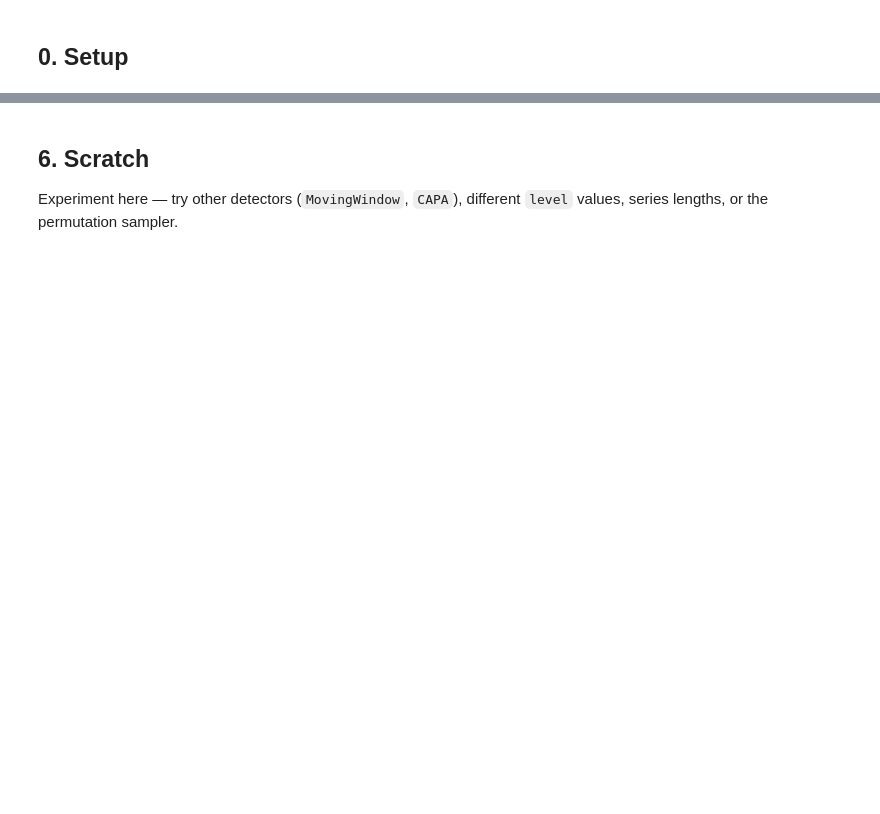
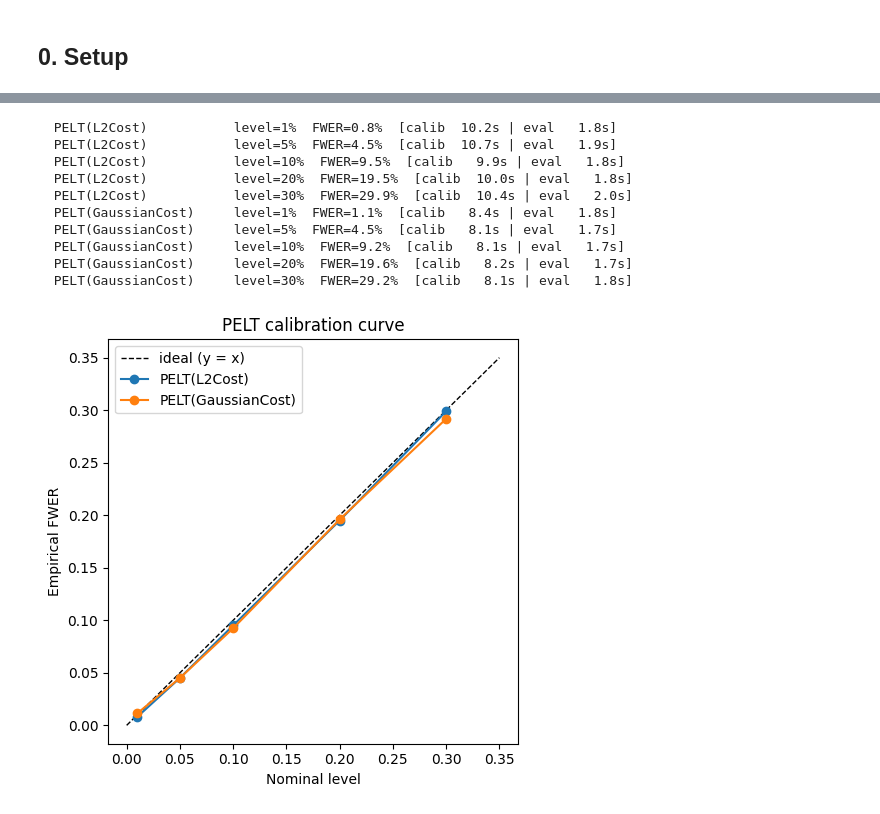
Before and after one commit to NorskRegnesentral/skchange, a Jupyter notebook: interactive/fwer_calibration_demo.ipynb, the cells around one changed output, grey strips where cells are left out. Drawn from its saved outputs; the diff is of its cells as text; code cells hidden in the pictures; blank space fills up the shorter version.

```diff
--- a/interactive/fwer_calibration_demo.ipynb
+++ b/interactive/fwer_calibration_demo.ipynb
@@ -121,0 +227,19 @@ and stores the calibrated detector as `detector_`. It is a standard sklearn esti
+# %%
+# Summary table for Section A
+print(f"\nSection A - detector x score  (target FWER = {LEVEL:.0%})")
+header = (
+    f"{'Detector':<13s} {'Score':<22s} {'Gauss FWER':>11s} {'Perm FWER':>11s} "
+    f"{'calib s':>9s} {'eval s':>8s}"
+)
+print(header)
+print("-" * len(header))
+for (det_name, score_name), res in results_a.items():
+    g, p = res["gaussian"], res["permutation"]
+    ok_g = "ok" if abs(g["fwer"] - LEVEL) < 0.015 else "<<"
+    ok_p = "ok" if abs(p["fwer"] - LEVEL) < 0.015 else "<<"
+    t_cal = g["t_calib"] + p["t_calib"]
+    t_evl = g["t_eval"] + p["t_eval"]
+    print(
+        f"{det_name:<13s} {score_name:<22s} {g['fwer']:>8.1%} {ok_g:<2s} "
+        f"{p['fwer']:>8.1%} {ok_p:<2s} {t_cal:>9.1f} {t_evl:>8.1f}"
+    )
@@ -212,5 +430,0 @@ print(f"scale with clean X_calib:   {scale_clean:.3f}  (correct)")
-# %% [markdown]
-## 6. Scratch
-
-Experiment here — try other detectors (`MovingWindow`, `CAPA`), different `level`
-values, series lengths, or the permutation sampler.
@@ -218,0 +431,53 @@ values, series lengths, or the permutation sampler.
+# %%
+# ---- Calibration curve: empirical FWER vs nominal level ----
+SWEEP_LEVELS = [0.01, 0.05, 0.10, 0.20, 0.30]
+
+curve_results = {}
+for det_name, det in SEC_D_COSTS.items():
+    empirical_fwers = []
+    for lv in SWEEP_LEVELS:
+        t0 = time.perf_counter()
+        scale = calibrate_penalty_scale(
+            det,
+            X_ref,
+            sampler="gaussian",
+            level=lv,
+            n_simulations=N_SIMS,
+            random_state=42,
+            n_jobs=N_JOBS,
+        )
+        t_calib = time.perf_counter() - t0
+        fitted = clone(det).set_params(penalty_scale=scale)
+        t1 = time.perf_counter()
+        fwer = empirical_fwer(fitted)
+        t_eval = time.perf_counter() - t1
+        empirical_fwers.append(fwer)
+        print(
+            f"  {det_name:<22s} level={lv:.0%}  FWER={fwer:.1%}"
+            f"  [calib {t_calib:5.1f}s | eval {t_eval:5.1f}s]"
+        )
+    curve_results[det_name] = empirical_fwers
+
+# Plot
+fig, ax = plt.subplots(figsize=(5, 5))
+ax.plot([0, 0.35], [0, 0.35], "k--", lw=1, label="ideal (y = x)")
+for det_name, fwers in curve_results.items():
+    ax.plot(SWEEP_LEVELS, fwers, "o-", label=det_name)
+ax.set_xlabel("Nominal level")
+ax.set_ylabel("Empirical FWER")
+ax.set_title("PELT calibration curve")
+ax.legend()
+plt.tight_layout()
+plt.show()
+# %% [output]
+  PELT(L2Cost)           level=1%  FWER=0.8%  [calib  10.2s | eval   1.8s]
+  PELT(L2Cost)           level=5%  FWER=4.5%  [calib  10.7s | eval   1.9s]
+  PELT(L2Cost)           level=10%  FWER=9.5%  [calib   9.9s | eval   1.8s]
+  PELT(L2Cost)           level=20%  FWER=19.5%  [calib  10.0s | eval   1.8s]
+  PELT(L2Cost)           level=30%  FWER=29.9%  [calib  10.4s | eval   2.0s]
+  PELT(GaussianCost)     level=1%  FWER=1.1%  [calib   8.4s | eval   1.8s]
+  PELT(GaussianCost)     level=5%  FWER=4.5%  [calib   8.1s | eval   1.7s]
+  PELT(GaussianCost)     level=10%  FWER=9.2%  [calib   8.1s | eval   1.7s]
+  PELT(GaussianCost)     level=20%  FWER=19.6%  [calib   8.2s | eval   1.7s]
+  PELT(GaussianCost)     level=30%  FWER=29.2%  [calib   8.1s | eval   1.8s]
+[figure, added]
```
Also changed, not shown: parts of 19 cells of this notebook, 6 other files.
